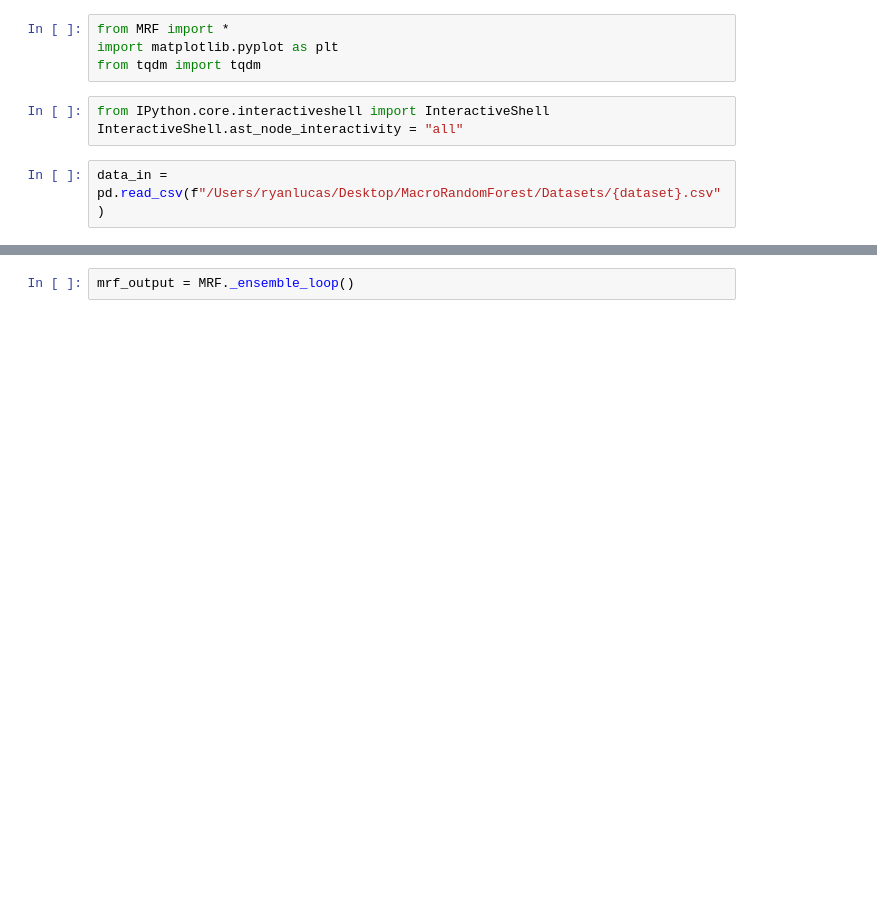
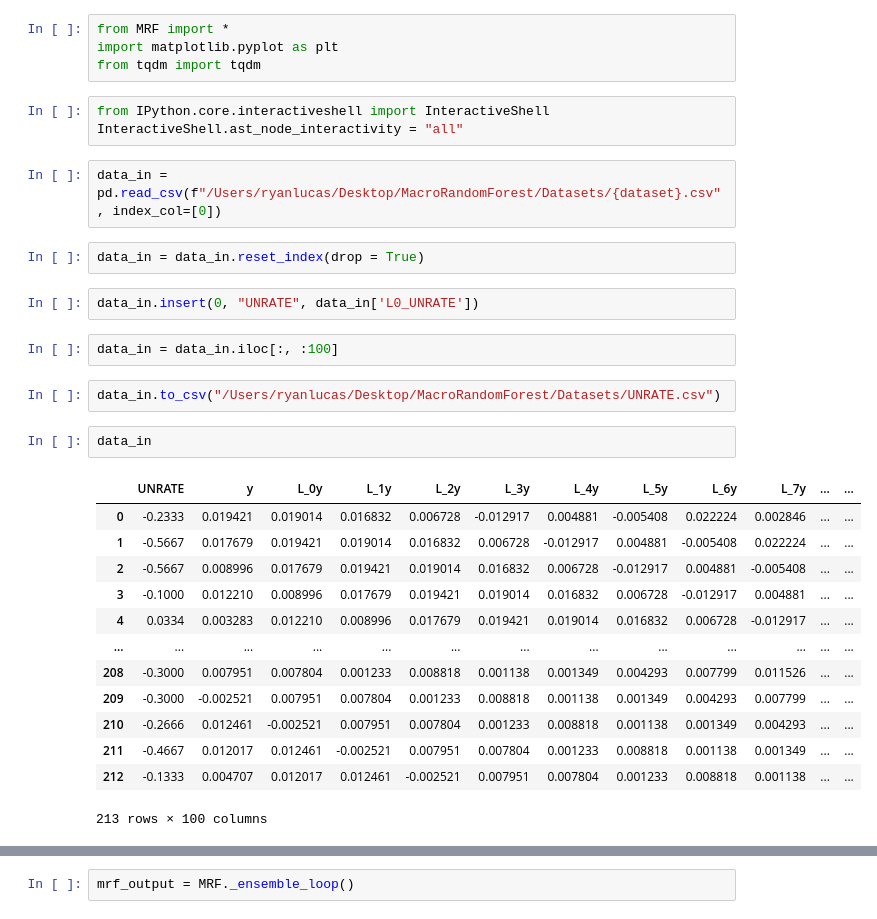
Before and after one commit to RyanLucas3/MacroRandomForest, a Jupyter notebook: Python/MRF_notebook copy 5.ipynb, the cells around one changed output, grey strips where cells are left out. Saved outputs shown, nothing was run; the diff lists cells and outputs as text; blank space fills up the shorter version.

```diff
--- a/Python/MRF_notebook copy 5.ipynb
+++ b/Python/MRF_notebook copy 5.ipynb
@@ -8,7 +8,31 @@ from tqdm import tqdm
 from IPython.core.interactiveshell import InteractiveShell
 InteractiveShell.ast_node_interactivity = "all"
 # %%
-data_in = pd.read_csv(f"/Users/ryanlucas/Desktop/MacroRandomForest/Datasets/{dataset}.csv")
+data_in = pd.read_csv(f"/Users/ryanlucas/Desktop/MacroRandomForest/Datasets/{dataset}.csv", index_col=[0])
+# %%
+data_in = data_in.reset_index(drop = True)
+# %%
+data_in.insert(0, "UNRATE", data_in['L0_UNRATE'])
+# %%
+data_in = data_in.iloc[:, :100]
+# %%
+data_in.to_csv("/Users/ryanlucas/Desktop/MacroRandomForest/Datasets/UNRATE.csv")
+# %%
+data_in
+# %% [output]
+|  | UNRATE | y | L_0y | L_1y | L_2y | L_3y | L_4y | L_5y | L_6y | L_7y | ... | ... |
+| 0 | -0.2333 | 0.019421 | 0.019014 | 0.016832 | 0.006728 | -0.012917 | 0.004881 | -0.005408 | 0.022224 | 0.002846 | ... | ... |
+| 1 | -0.5667 | 0.017679 | 0.019421 | 0.019014 | 0.016832 | 0.006728 | -0.012917 | 0.004881 | -0.005408 | 0.022224 | ... | ... |
+| 2 | -0.5667 | 0.008996 | 0.017679 | 0.019421 | 0.019014 | 0.016832 | 0.006728 | -0.012917 | 0.004881 | -0.005408 | ... | ... |
+| 3 | -0.1000 | 0.012210 | 0.008996 | 0.017679 | 0.019421 | 0.019014 | 0.016832 | 0.006728 | -0.012917 | 0.004881 | ... | ... |
+| 4 | 0.0334 | 0.003283 | 0.012210 | 0.008996 | 0.017679 | 0.019421 | 0.019014 | 0.016832 | 0.006728 | -0.012917 | ... | ... |
+| ... | ... | ... | ... | ... | ... | ... | ... | ... | ... | ... | ... | ... |
+| 208 | -0.3000 | 0.007951 | 0.007804 | 0.001233 | 0.008818 | 0.001138 | 0.001349 | 0.004293 | 0.007799 | 0.011526 | ... | ... |
+| 209 | -0.3000 | -0.002521 | 0.007951 | 0.007804 | 0.001233 | 0.008818 | 0.001138 | 0.001349 | 0.004293 | 0.007799 | ... | ... |
+| 210 | -0.2666 | 0.012461 | -0.002521 | 0.007951 | 0.007804 | 0.001233 | 0.008818 | 0.001138 | 0.001349 | 0.004293 | ... | ... |
+| 211 | -0.4667 | 0.012017 | 0.012461 | -0.002521 | 0.007951 | 0.007804 | 0.001233 | 0.008818 | 0.001138 | 0.001349 | ... | ... |
+| 212 | -0.1333 | 0.004707 | 0.012017 | 0.012461 | -0.002521 | 0.007951 | 0.007804 | 0.001233 | 0.008818 | 0.001138 | ... | ... |
+213 rows × 100 columns
 # %%
 oos_pos = np.arange(data_in.index[-50], data_in.index[-1]+1)
 # oos_pos = np.arange(150, 200)
```
Also changed, not shown: parts of 13 cells of this notebook, 15 other files.
